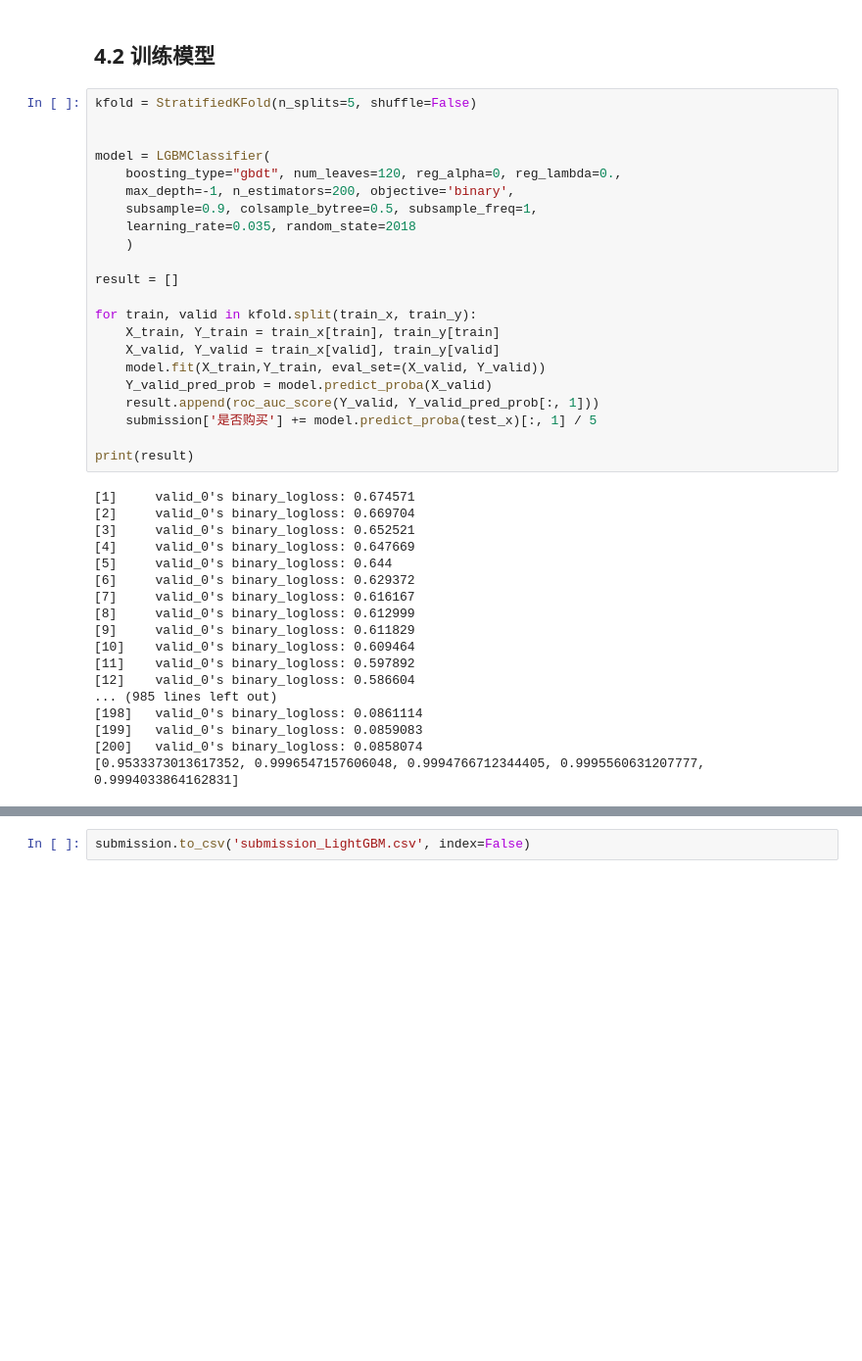
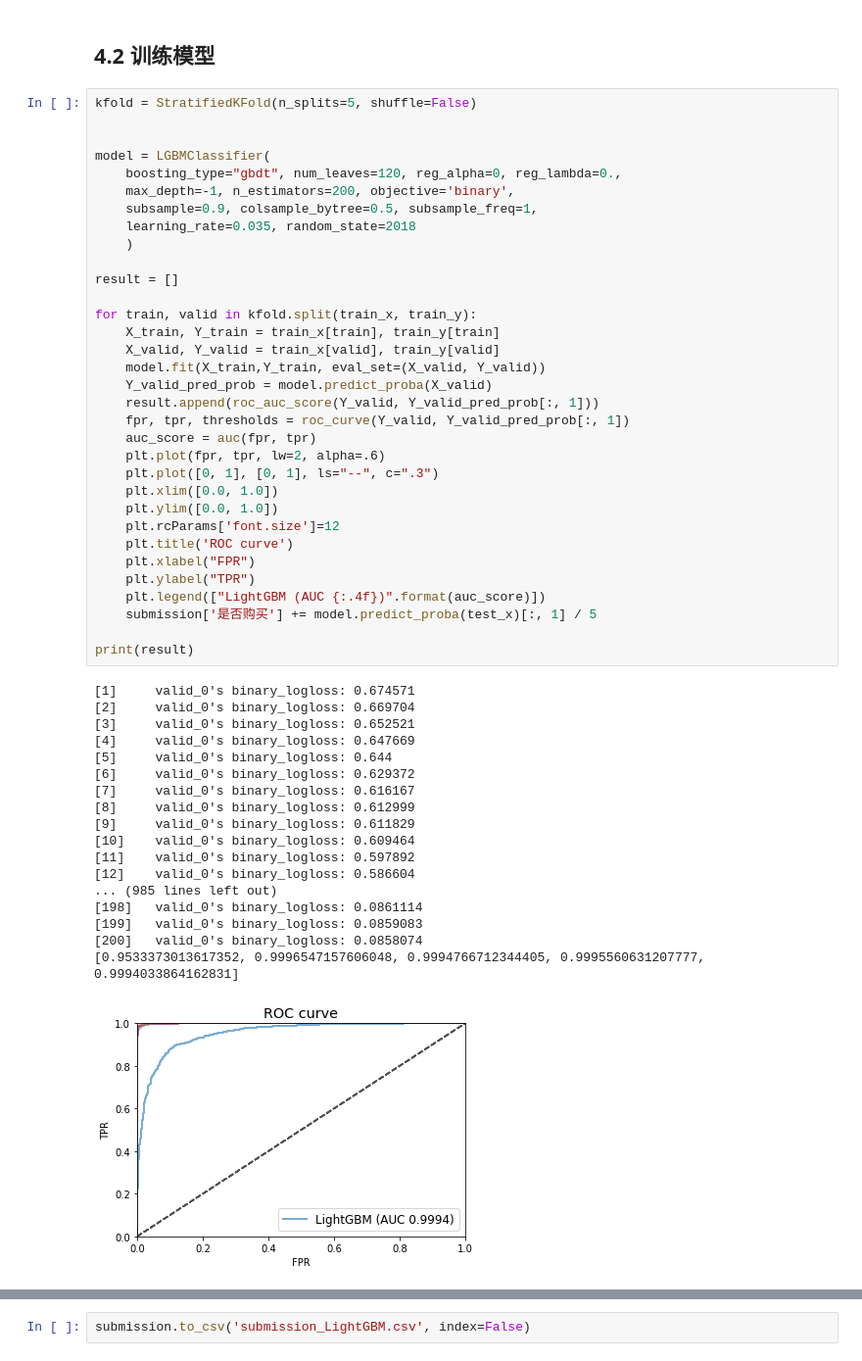
Before and after one commit to ChenyangZhou1994/Buyer-Analysis, a Jupyter notebook: LightGBM.ipynb, the cells around one changed output, grey strips where cells are left out. Shown at 98% size. Cells and saved outputs as stored; diff of their text form; blank space fills up the shorter version.

```diff
--- a/LightGBM.ipynb
+++ b/LightGBM.ipynb
@@ -226,30 +227,42 @@ model = LGBMClassifier(
 
 result = []
 
 for train, valid in kfold.split(train_x, train_y):
     X_train, Y_train = train_x[train], train_y[train]
     X_valid, Y_valid = train_x[valid], train_y[valid]
     model.fit(X_train,Y_train, eval_set=(X_valid, Y_valid))
     Y_valid_pred_prob = model.predict_proba(X_valid)
     result.append(roc_auc_score(Y_valid, Y_valid_pred_prob[:, 1]))
+    fpr, tpr, thresholds = roc_curve(Y_valid, Y_valid_pred_prob[:, 1])
+    auc_score = auc(fpr, tpr)
+    plt.plot(fpr, tpr, lw=2, alpha=.6)
+    plt.plot([0, 1], [0, 1], ls="--", c=".3")
+    plt.xlim([0.0, 1.0])
+    plt.ylim([0.0, 1.0])
+    plt.rcParams['font.size']=12
+    plt.title('ROC curve')
+    plt.xlabel("FPR")
+    plt.ylabel("TPR")
+    plt.legend(["LightGBM (AUC {:.4f})".format(auc_score)])
     submission['是否购买'] += model.predict_proba(test_x)[:, 1] / 5
 
 print(result)
 # %% [output]
 [1]     valid_0's binary_logloss: 0.674571
 [2]     valid_0's binary_logloss: 0.669704
 [3]     valid_0's binary_logloss: 0.652521
 [4]     valid_0's binary_logloss: 0.647669
 [5]     valid_0's binary_logloss: 0.644
 [6]     valid_0's binary_logloss: 0.629372
 [7]     valid_0's binary_logloss: 0.616167
 [8]     valid_0's binary_logloss: 0.612999
 [9]     valid_0's binary_logloss: 0.611829
 [10]    valid_0's binary_logloss: 0.609464
 [11]    valid_0's binary_logloss: 0.597892
 [12]    valid_0's binary_logloss: 0.586604
 ... (985 lines left out)
 [198]   valid_0's binary_logloss: 0.0861114
 [199]   valid_0's binary_logloss: 0.0859083
 [200]   valid_0's binary_logloss: 0.0858074
 [0.9533373013617352, 0.9996547157606048, 0.9994766712344405, 0.9995560631207777, 0.9994033864162831]
+[figure, added]
```
Also changed, not shown: parts of 3 cells of this notebook, 1 other file.
